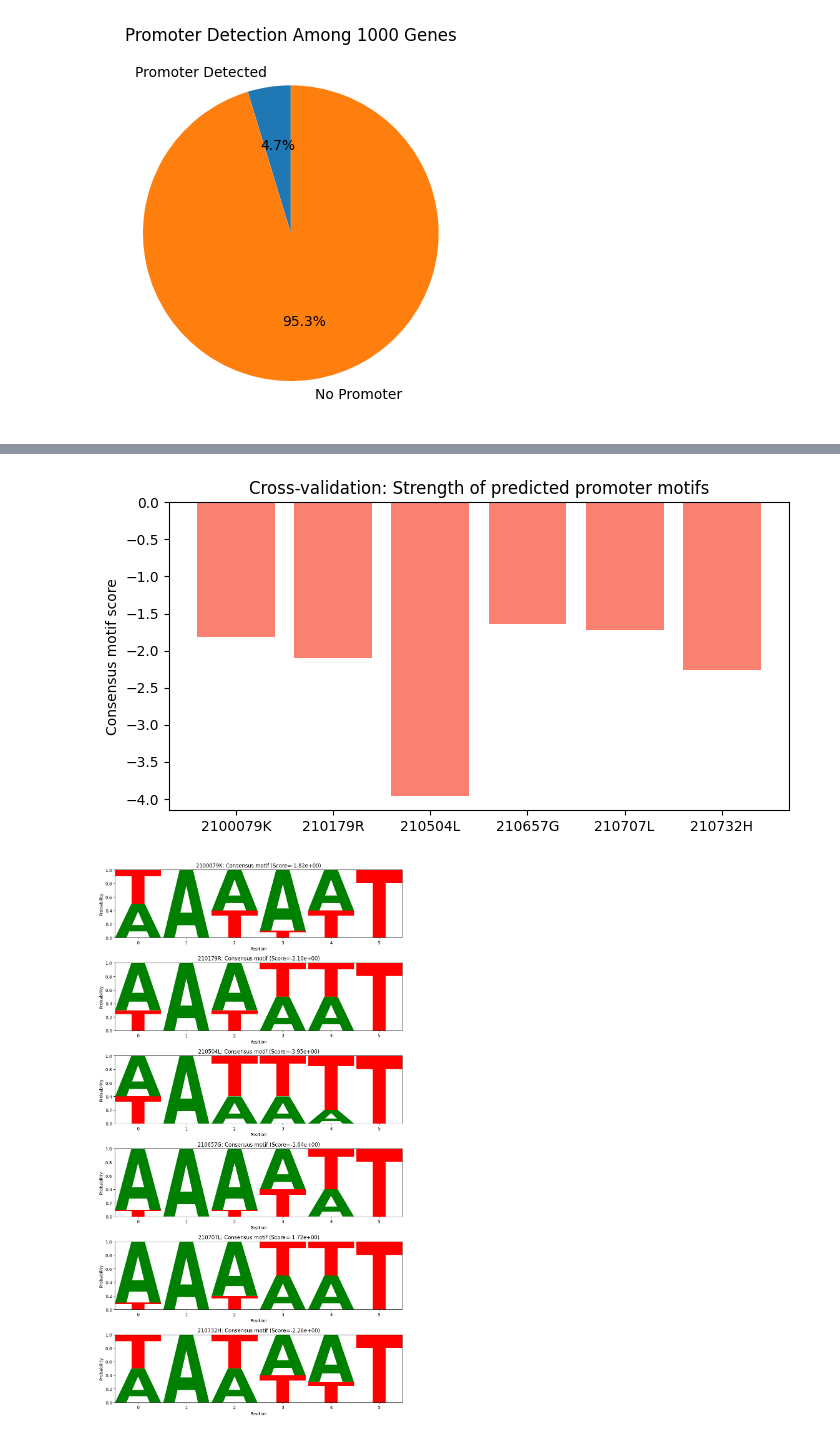
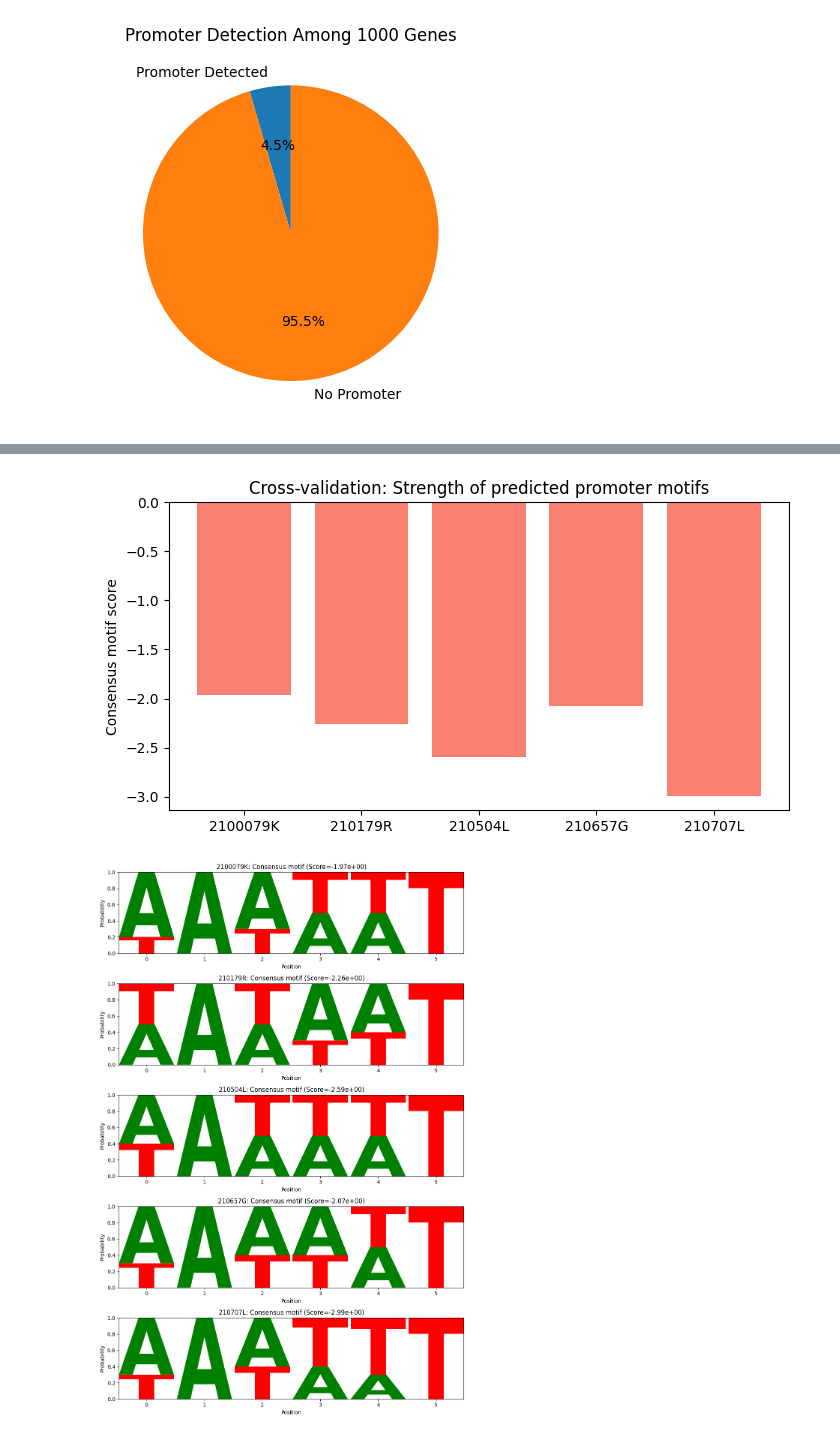
Before and after one commit to isiri01/Genomic-Signal-Processing, a Jupyter notebook: statistical_alignment.ipynb, the cells around one changed output, grey strips where cells are left out. Drawn from its saved outputs; the diff is of its cells as text; code cells hidden in the pictures.

```diff
--- a/statistical_alignment.ipynb
+++ b/statistical_alignment.ipynb
@@ -323,17 +318,15 @@ genome_files = ['NCBI_Data/210079K_GCA_001457635.1/ncbi_dataset/data/GCA_0014576
                 'NCBI_Data/210179R_GCA_019048645.1/ncbi_dataset/data/GCA_019048645.1/GCA_019048645.1_ASM1904864v1_genomic.fna',
                 'NCBI_Data/210504L_GCA_900636475.1/ncbi_dataset/data/GCA_900636475.1/GCA_900636475.1_42197_F01_genomic.fna',
                 'NCBI_Data/210657G_GCA_900637025.1/ncbi_dataset/data/GCA_900637025.1/GCA_900637025.1_46338_H01_genomic.fna',
-                'NCBI_Data/210707L_GCA_900475505.1/ncbi_dataset/data/GCA_900475505.1/GCA_900475505.1_42925_G01_genomic.fna',
-                'NCBI_Data/210732H_GCA_019046945.1/ncbi_dataset/data/GCA_019046945.1/GCA_019046945.1_ASM1904694v1_genomic.fna']
+                'NCBI_Data/210707L_GCA_900475505.1/ncbi_dataset/data/GCA_900475505.1/GCA_900475505.1_42925_G01_genomic.fna']
 
 gff_files = ['NCBI_Data/210079K_GCA_001457635.1/ncbi_dataset/data/GCA_001457635.1/genomic.gff',
              'NCBI_Data/210179R_GCA_019048645.1/ncbi_dataset/data/GCA_019048645.1/genomic.gff',
              'NCBI_Data/210504L_GCA_900636475.1/ncbi_dataset/data/GCA_900636475.1/genomic.gff',
              'NCBI_Data/210657G_GCA_900637025.1/ncbi_dataset/data/GCA_900637025.1/genomic.gff',
-             'NCBI_Data/210707L_GCA_900475505.1/ncbi_dataset/data/GCA_900475505.1/genomic.gff',
-              "NCBI_Data/210732H_GCA_019046945.1/ncbi_dataset/data/GCA_019046945.1/genomic.gff" ]
+             'NCBI_Data/210707L_GCA_900475505.1/ncbi_dataset/data/GCA_900475505.1/genomic.gff']
 
-ids = ['2100079K','210179R','210504L','210657G','210707L','210732H']
+ids = ['2100079K','210179R','210504L','210657G','210707L']
 
 cross_validation(genome_files,gff_files,ids)
 # %% [output]
@@ -358,2 +351,2 @@ for 210732H Promoter-like sequences found: 10
-[figure, old version]
+[figure, new version]
-[figure, old version]
+[figure, new version]
```
Also changed, not shown: parts of 13 cells of this notebook.
